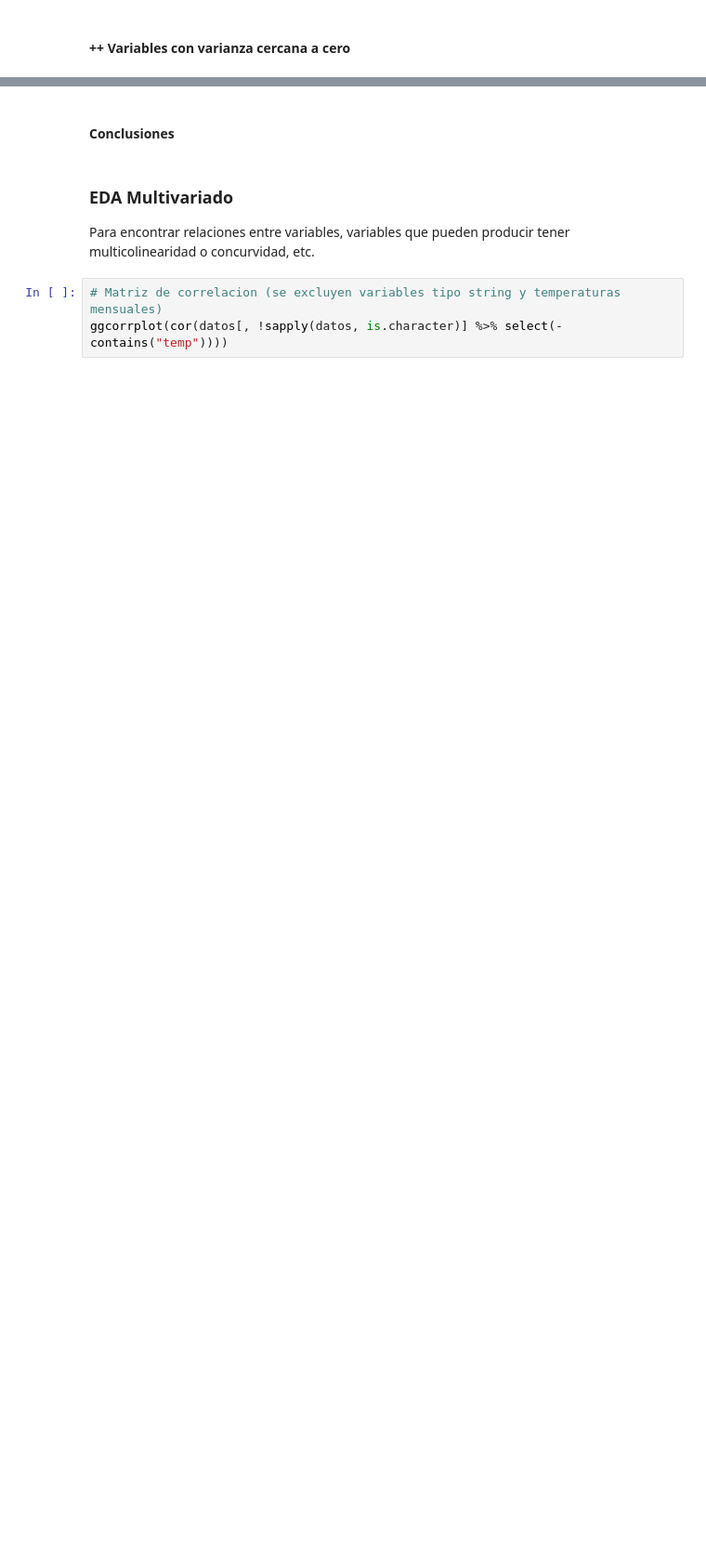
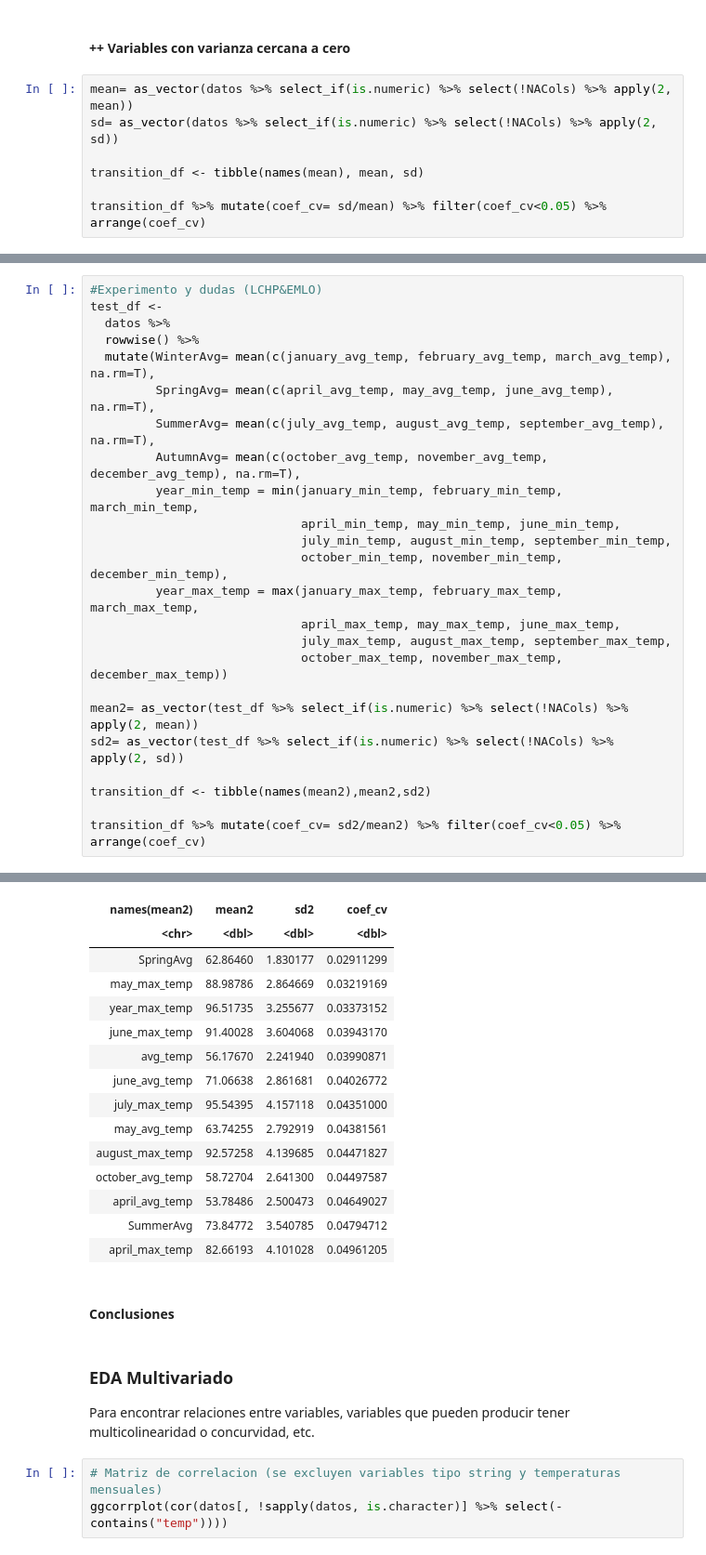
Before and after one commit to nestormontano/PrDS_2023_01_WIDS_Prediccion_Energia, a Jupyter notebook: Scripts/WIDS2022_Prediccion_Energia__EDA_r_ipynb.ipynb, the cells around one changed output, grey strips where cells are left out. Shown: that part at 93% size. Cells and saved outputs as stored; diff of their text form; blank space fills up the shorter version.

```diff
--- a/Scripts/WIDS2022_Prediccion_Energia__EDA_r_ipynb.ipynb
+++ b/Scripts/WIDS2022_Prediccion_Energia__EDA_r_ipynb.ipynb
@@ -119,2 +168,9 @@ datos %>% ggplot(aes(heating_degree_days)) + geom_step(stat ="ecdf" )
 # %% [markdown]
 #### ++ Variables con varianza cercana a cero
+# %%
+mean= as_vector(datos %>% select_if(is.numeric) %>% select(!NACols) %>% apply(2, mean))
+sd= as_vector(datos %>% select_if(is.numeric) %>% select(!NACols) %>% apply(2, sd))
+
+transition_df <- tibble(names(mean), mean, sd)
+
+transition_df %>% mutate(coef_cv= sd/mean) %>% filter(coef_cv<0.05) %>% arrange(coef_cv)
@@ -120,0 +191,25 @@ datos %>% ggplot(aes(heating_degree_days)) + geom_step(stat ="ecdf" )
+# %%
+#Experimento y dudas (LCHP&EMLO)
+test_df <-
+  datos %>%
+  rowwise() %>%
+  mutate(WinterAvg= mean(c(january_avg_temp, february_avg_temp, march_avg_temp), na.rm=T),
+         SpringAvg= mean(c(april_avg_temp, may_avg_temp, june_avg_temp), na.rm=T),
+         SummerAvg= mean(c(july_avg_temp, august_avg_temp, september_avg_temp), na.rm=T),
+         AutumnAvg= mean(c(october_avg_temp, november_avg_temp, december_avg_temp), na.rm=T),
+         year_min_temp = min(january_min_temp, february_min_temp, march_min_temp,
+                             april_min_temp, may_min_temp, june_min_temp,
+                             july_min_temp, august_min_temp, september_min_temp,
+                             october_min_temp, november_min_temp, december_min_temp),
+         year_max_temp = max(january_max_temp, february_max_temp, march_max_temp,
+                             april_max_temp, may_max_temp, june_max_temp,
+                             july_max_temp, august_max_temp, september_max_temp,
+                             october_max_temp, november_max_temp, december_max_temp))
+
+mean2= as_vector(test_df %>% select_if(is.numeric) %>% select(!NACols) %>% apply(2, mean))
+sd2= as_vector(test_df %>% select_if(is.numeric) %>% select(!NACols) %>% apply(2, sd))
+
+transition_df <- tibble(names(mean2),mean2,sd2)
+
+transition_df %>% mutate(coef_cv= sd2/mean2) %>% filter(coef_cv<0.05) %>% arrange(coef_cv)
+# %% [output]
@@ -121,3 +217,18 @@ datos %>% ggplot(aes(heating_degree_days)) + geom_step(stat ="ecdf" )
+| names(mean2) | mean2 | sd2 | coef_cv |
+| <chr> | <dbl> | <dbl> | <dbl> |
+| SpringAvg | 62.86460 | 1.830177 | 0.02911299 |
+| may_max_temp | 88.98786 | 2.864669 | 0.03219169 |
+| year_max_temp | 96.51735 | 3.255677 | 0.03373152 |
+| june_max_temp | 91.40028 | 3.604068 | 0.03943170 |
+| avg_temp | 56.17670 | 2.241940 | 0.03990871 |
+| june_avg_temp | 71.06638 | 2.861681 | 0.04026772 |
+| july_max_temp | 95.54395 | 4.157118 | 0.04351000 |
+| may_avg_temp | 63.74255 | 2.792919 | 0.04381561 |
+| august_max_temp | 92.57258 | 4.139685 | 0.04471827 |
+| october_avg_temp | 58.72704 | 2.641300 | 0.04497587 |
+| april_avg_temp | 53.78486 | 2.500473 | 0.04649027 |
+| SummerAvg | 73.84772 | 3.540785 | 0.04794712 |
+| april_max_temp | 82.66193 | 4.101028 | 0.04961205 |
 # %% [markdown]
 #### Conclusiones
 # %% [markdown]
```
Also changed, not shown: parts of 4 cells of this notebook.
